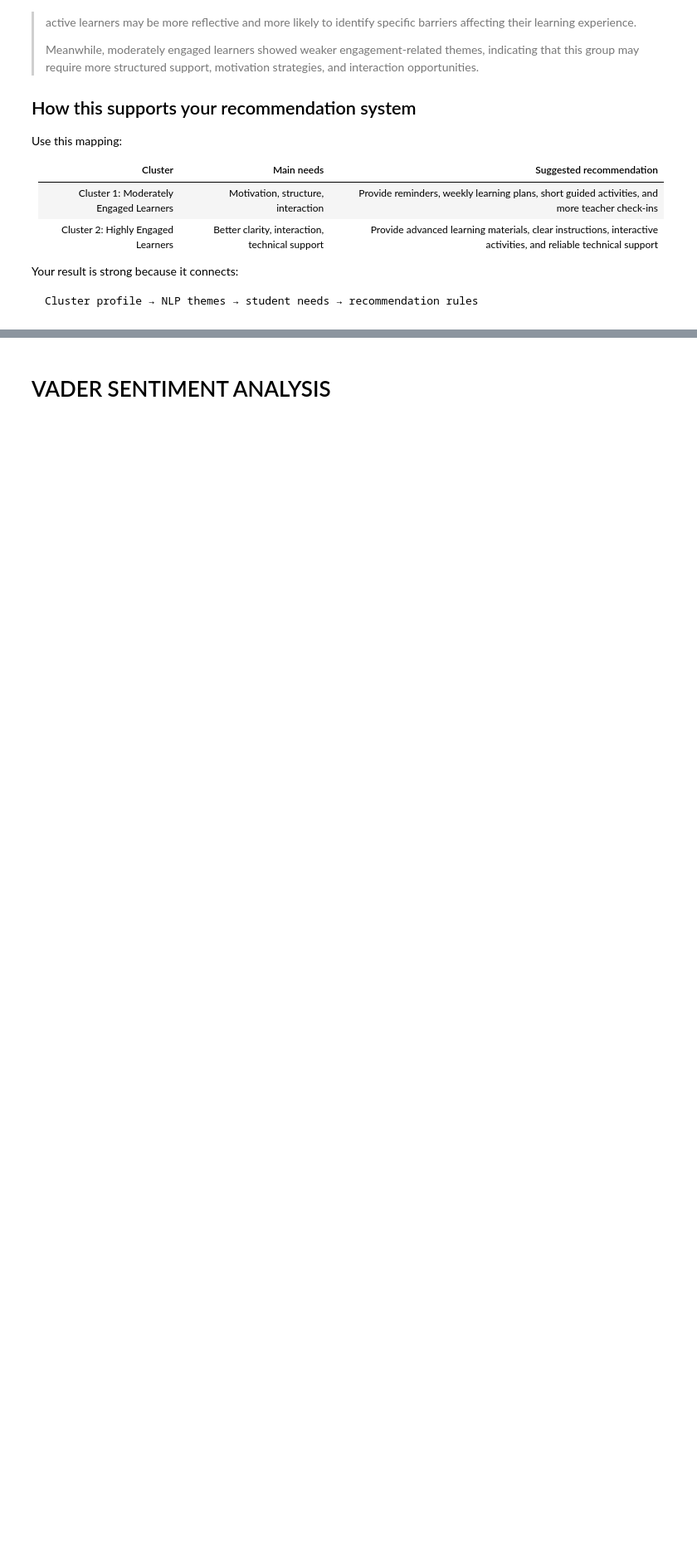
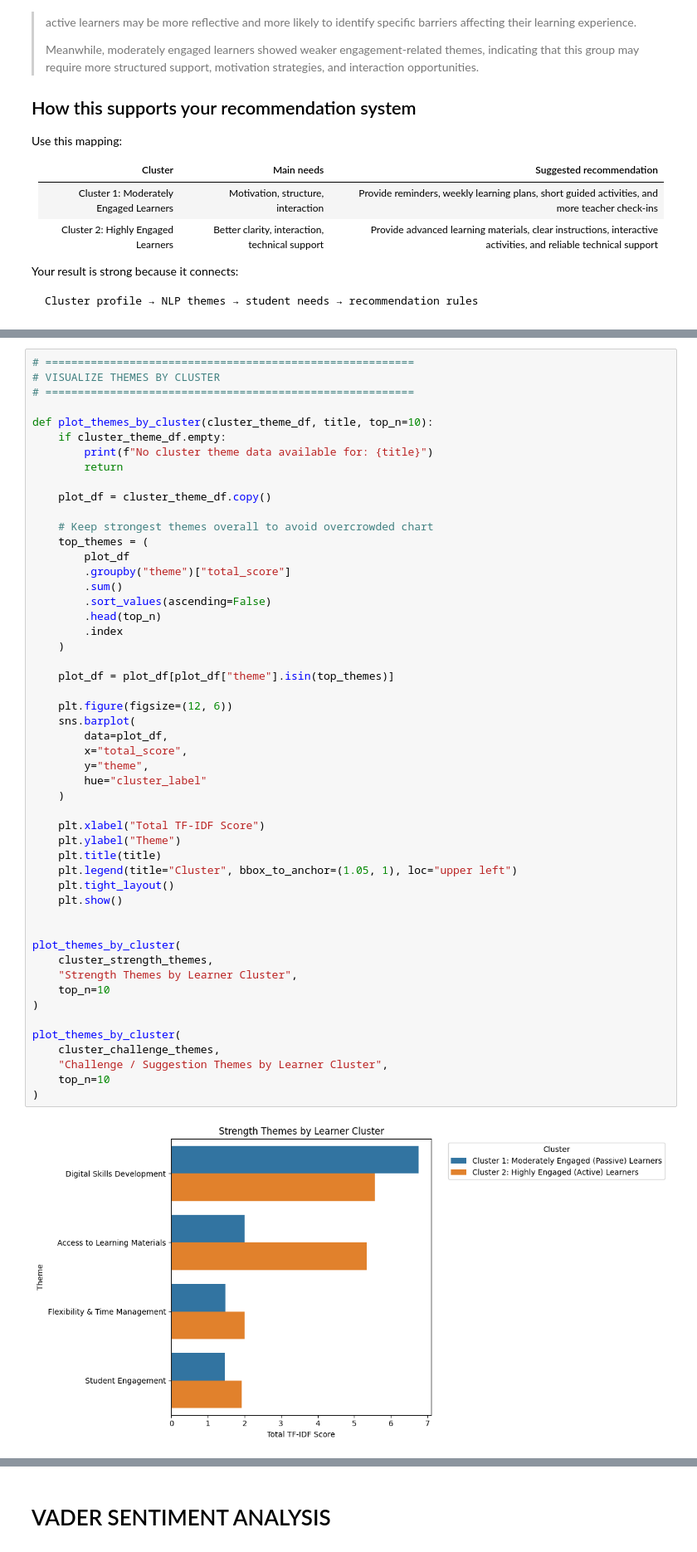
Before and after one commit to Ratnatepy/Blended-Learning, a Jupyter notebook: notebook/06-nlp.ipynb, the cells around one changed output, grey strips where cells are left out. Shown at 83% size. Saved outputs shown, nothing was run; the diff lists cells and outputs as text; blank space fills up the shorter version.

```diff
--- a/notebook/06-nlp.ipynb
+++ b/notebook/06-nlp.ipynb
@@ -555,0 +777,53 @@ Cluster profile → NLP themes → student needs → recommendation rules
+# %%
+# =========================================================
+# VISUALIZE THEMES BY CLUSTER
+# =========================================================
+
+def plot_themes_by_cluster(cluster_theme_df, title, top_n=10):
+    if cluster_theme_df.empty:
+        print(f"No cluster theme data available for: {title}")
+        return
+
+    plot_df = cluster_theme_df.copy()
+
+    # Keep strongest themes overall to avoid overcrowded chart
+    top_themes = (
+        plot_df
+        .groupby("theme")["total_score"]
+        .sum()
+        .sort_values(ascending=False)
+        .head(top_n)
+        .index
+    )
+
+    plot_df = plot_df[plot_df["theme"].isin(top_themes)]
+
+    plt.figure(figsize=(12, 6))
+    sns.barplot(
+        data=plot_df,
+        x="total_score",
+        y="theme",
+        hue="cluster_label"
+    )
+
+    plt.xlabel("Total TF-IDF Score")
+    plt.ylabel("Theme")
+    plt.title(title)
+    plt.legend(title="Cluster", bbox_to_anchor=(1.05, 1), loc="upper left")
+    plt.tight_layout()
+    plt.show()
+
+
+plot_themes_by_cluster(
+    cluster_strength_themes,
+    "Strength Themes by Learner Cluster",
+    top_n=10
+)
+
+plot_themes_by_cluster(
+    cluster_challenge_themes,
+    "Challenge / Suggestion Themes by Learner Cluster",
+    top_n=10
+)
+# %% [output]
+[figure, added]
```
Also changed, not shown: parts of 10 cells of this notebook, 10 other files.
